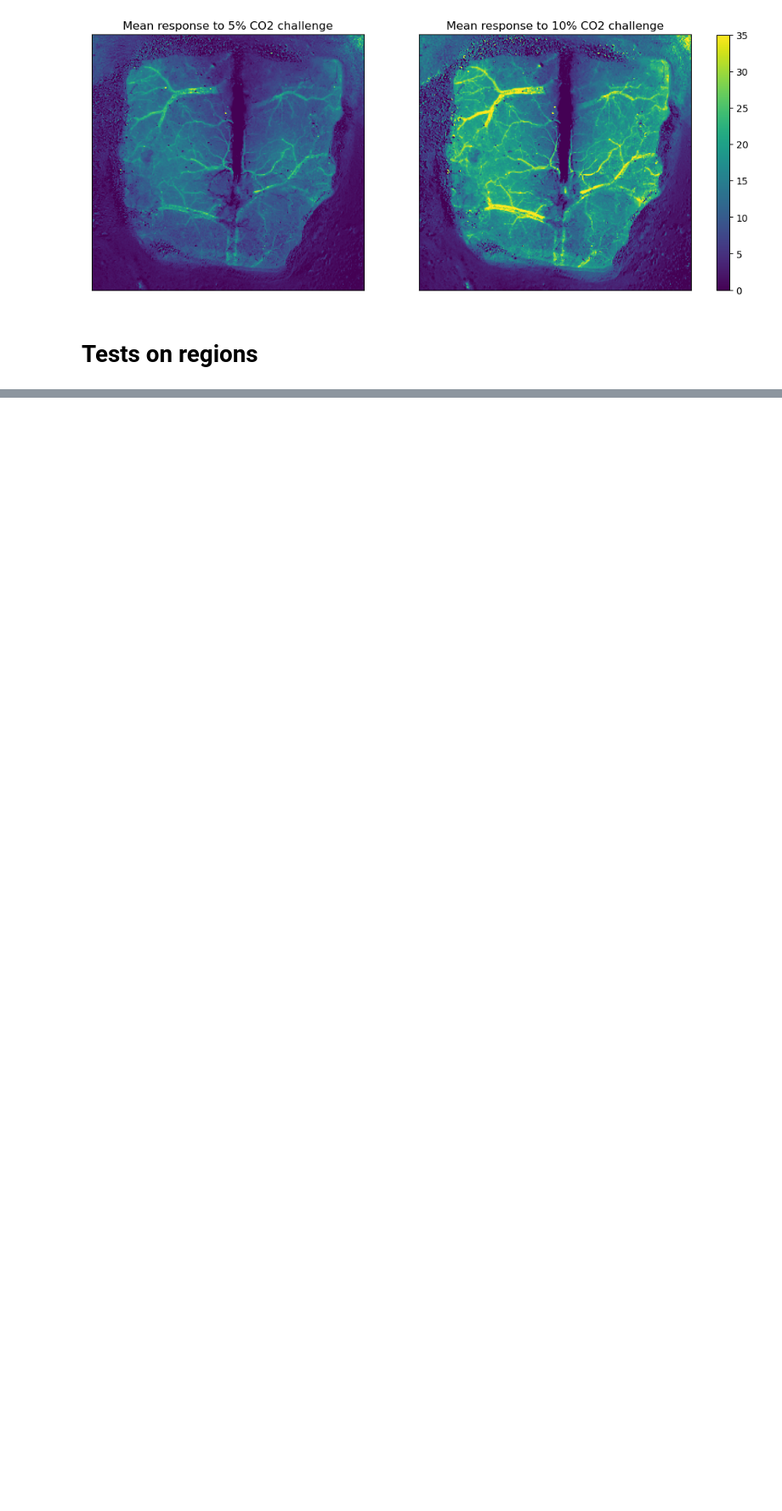
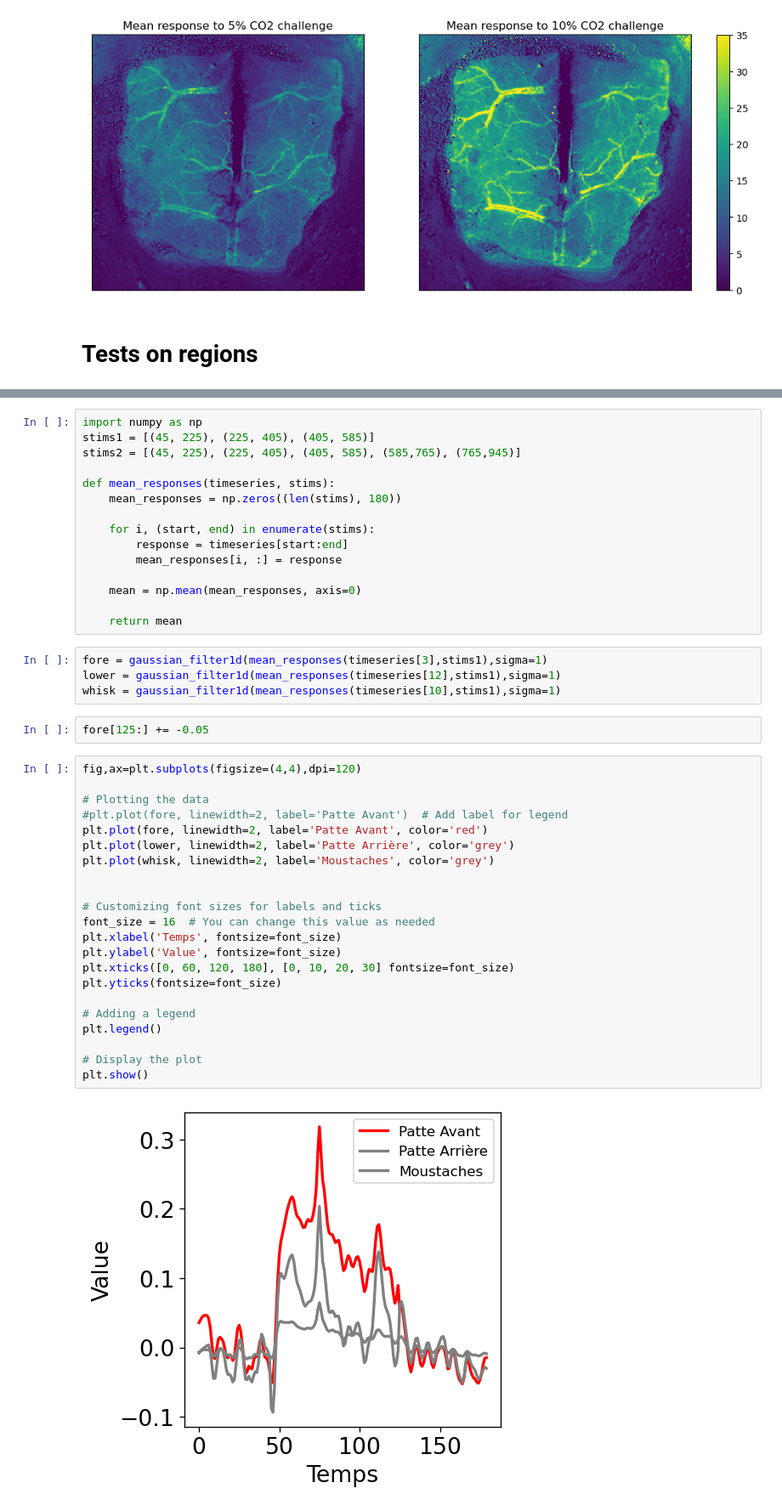
Before and after one commit to vincentpiano123/WideField, a Jupyter notebook: _HbT.ipynb, the cells around one changed output, grey strips where cells are left out. Shown at 85% size. Drawn from its saved outputs; the diff is of its cells as text; blank space fills up the shorter version.

```diff
--- a/_HbT.ipynb
+++ b/_HbT.ipynb
@@ -455,0 +495,45 @@ plot_timeseries(timeseries, id_list)
+# %%
+import numpy as np
+stims1 = [(45, 225), (225, 405), (405, 585)]
+stims2 = [(45, 225), (225, 405), (405, 585), (585,765), (765,945)]
+
+def mean_responses(timeseries, stims):
+    mean_responses = np.zeros((len(stims), 180))
+
+    for i, (start, end) in enumerate(stims):
+        response = timeseries[start:end]
+        mean_responses[i, :] = response
+
+    mean = np.mean(mean_responses, axis=0)
+
+    return mean
+# %%
+fore = gaussian_filter1d(mean_responses(timeseries[3],stims1),sigma=1)
+lower = gaussian_filter1d(mean_responses(timeseries[12],stims1),sigma=1)
+whisk = gaussian_filter1d(mean_responses(timeseries[10],stims1),sigma=1)
+# %%
+fore[125:] += -0.05
+# %%
+fig,ax=plt.subplots(figsize=(4,4),dpi=120)
+
+# Plotting the data
+#plt.plot(fore, linewidth=2, label='Patte Avant')  # Add label for legend
+plt.plot(fore, linewidth=2, label='Patte Avant', color='red')
+plt.plot(lower, linewidth=2, label='Patte Arrière', color='grey')
+plt.plot(whisk, linewidth=2, label='Moustaches', color='grey')
+
+
+# Customizing font sizes for labels and ticks
+font_size = 16  # You can change this value as needed
+plt.xlabel('Temps', fontsize=font_size)
+plt.ylabel('Value', fontsize=font_size)
+plt.xticks([0, 60, 120, 180], [0, 10, 20, 30] fontsize=font_size)
+plt.yticks(fontsize=font_size)
+
+# Adding a legend
+plt.legend()
+
+# Display the plot
+plt.show()
+# %% [output]
+[figure, added]
```
Also changed, not shown: parts of 23 cells of this notebook, 8 other files.
